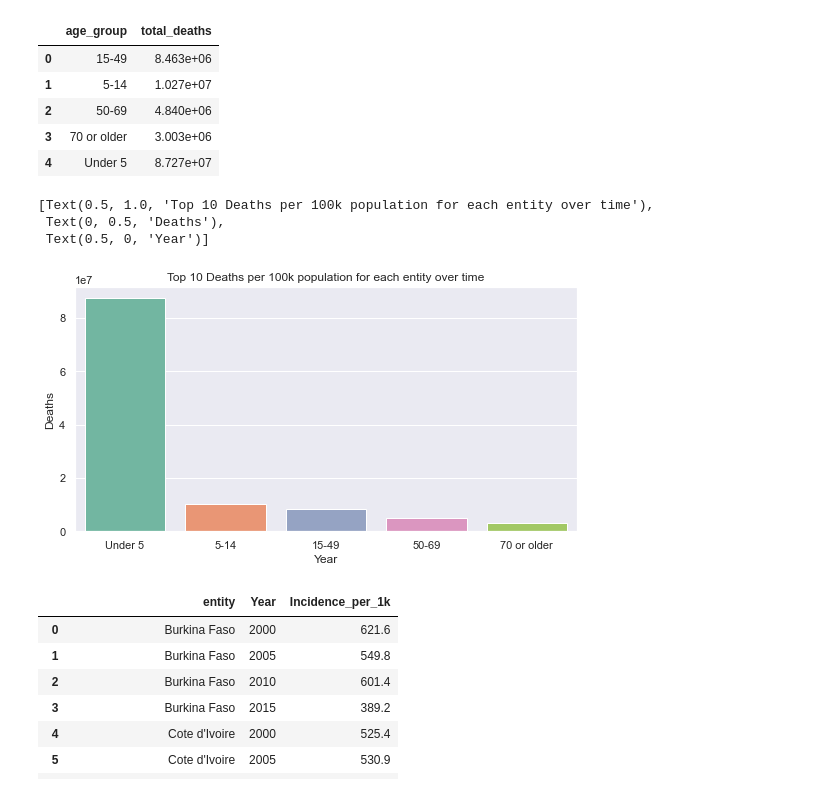
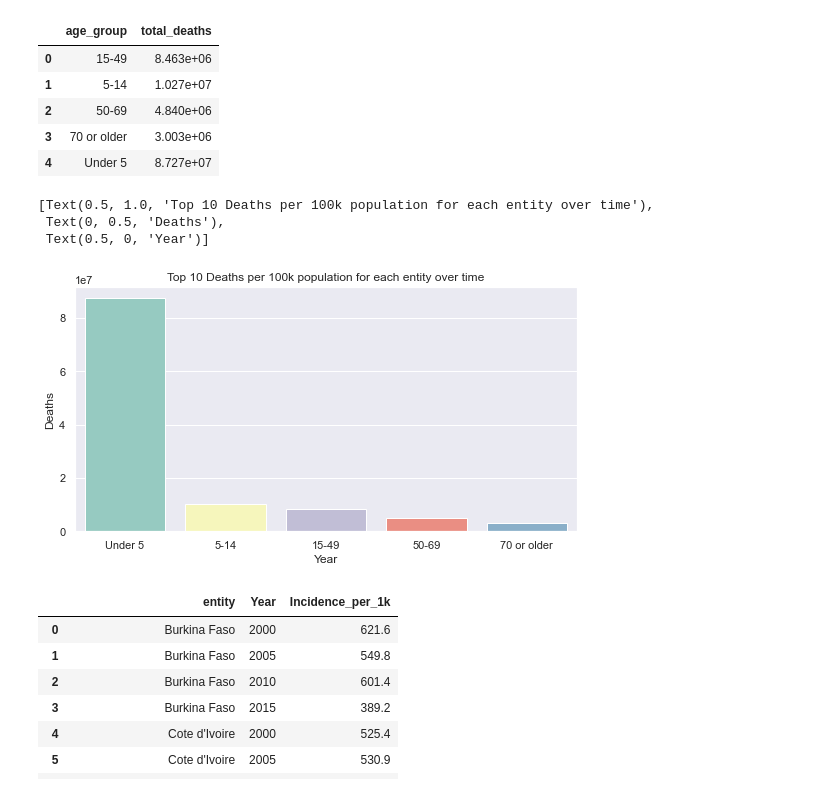
Before and after one commit to jytan023/tidytuesday_malaria, a Jupyter notebook: SGH Case.ipynb, the cells around one changed output. Drawn from its saved outputs; the diff is of its cells as text; code cells hidden in the pictures.

```diff
--- a/SGH Case.ipynb
+++ b/SGH Case.ipynb
@@ -10,9 +10,11 @@ import matplotlib.ticker as ticker
 # %% [markdown]
 # Read all csv files and check data
 # %%
-malaria_deaths = pd.read_csv('malaria_deaths.csv')
-malaria_deaths_age = pd.read_csv('malaria_deaths_age.csv')
-malaria_inc = pd.read_csv('malaria_inc.csv')
+url = 'https://raw.githubusercontent.com/rfordatascience/tidytuesday/master/data/2018/2018-11-13/'
+
+malaria_deaths = pd.read_csv(url + 'malaria_deaths.csv', index_col=0,parse_dates=[0])
+malaria_deaths_age = pd.read_csv(url + 'malaria_deaths_age.csv', index_col=0,parse_dates=[0])
+malaria_inc = pd.read_csv(url + 'malaria_inc.csv', index_col=0,parse_dates=[0])
 # %%
 pd.set_option('display.width', 1000)
 pd.set_option('display.colheader_justify', 'center')
@@ -46,8 +45,8 @@ print('\n', malaria_inc.head())
 # Merge files to create different tables to add into sqlite
 # %%
 # Merge all files to obtain a list of common entity and code
-malaria_combined=pd.merge(malaria_deaths, malaria_deaths_age, left_on=['Entity', 'Code', 'Year'],right_on=['entity','code','year'], how = 'outer')
-malaria_combined.drop(columns=['entity','code','year'], inplace = True)
+malaria_deaths_age.rename(columns = {'entity': 'Entity','code' :'Code','year' : 'Year'}, inplace = True)
+malaria_combined=pd.merge(malaria_deaths, malaria_deaths_age, on=['Entity', 'Code', 'Year'], how = 'outer')
 malaria_combined=pd.merge(malaria_combined, malaria_inc, on=['Entity', 'Code', 'Year'], how = 'outer', indicator = True)
 
 entities = malaria_combined.drop_duplicates(subset = ['Entity', 'Code'])[['Entity', 'Code']].reset_index().drop(columns=['index'])
@@ -57,11 +56,11 @@ entities.rename(columns={'index': 'id'}, inplace = True)
 # Remove entity and code from datasets and add an 'id' column
 
 malaria_deaths = pd.merge(malaria_deaths, entities, on = ['Entity', 'Code'], how = 'left')
-malaria_deaths_age = pd.merge(malaria_deaths_age, entities, left_on = ['entity', 'code'], right_on = ['Entity', 'Code'], how = 'left')
+malaria_deaths_age = pd.merge(malaria_deaths_age, entities, on = ['Entity', 'Code'], how = 'left')
 malaria_inc = pd.merge(malaria_inc, entities, on = ['Entity', 'Code'], how = 'left')
 
 malaria_deaths.drop(columns=['Entity','Code'], inplace = True)
-malaria_deaths_age.drop(columns=['entity','code', 'Entity','Code'], inplace = True)
+malaria_deaths_age.drop(columns=['Entity','Code'], inplace = True)
 malaria_inc.drop(columns=['Entity', 'Code'], inplace = True)
 # %%
 entities
@@ -162,11 +160,12 @@ sns.move_legend(p, "upper left", bbox_to_anchor=(1, 1))
 [figure]
 # %%
 # Query 2 and visualization 2
-query_2 = ('''select age_group, sum(deaths) total_deaths
-    from malaria_deaths_age
-    join entities
-    on malaria_deaths_age.id = entities.id
-    group by age_group;''' )
+query_2 = ('''SELECT age_group, SUM(deaths) total_deaths
+    FROM malaria_deaths_age
+    JOIN entities
+    ON malaria_deaths_age.id = entities.id
+    GROUP BY age_group;''' )
+
 output_2 = pd.read_sql(query_2, con)
 output_2
 # %% [output]
@@ -179,17 +178,16 @@ output_2
 # %%
 sns.set(rc={'figure.figsize':(9,4.5)})
 
 p = sns.barplot(
-    data=output_2, x="age_group", y = 'total_deaths', palette = 'Set2', order = ['Under 5', '5-14', '15-49', '50-69', '70 or older']
+    data=output_2, x="age_group", y = 'total_deaths', palette = 'Set3',
+    order = ['Under 5', '5-14', '15-49', '50-69', '70 or older'])
 
-
-)
 p.set(title = 'Top 10 Deaths per 100k population for each entity over time', ylabel= 'Deaths' ,
       xlabel='Year')
 # %% [output]
 [Text(0.5, 1.0, 'Top 10 Deaths per 100k population for each entity over time'),
  Text(0, 0.5, 'Deaths'),
  Text(0.5, 0, 'Year')]
-[figure, old version]
+[figure, new version]
 # %%
 # Query 3 and visualization 3
```
Also changed, not shown: parts of 6 cells of this notebook.
